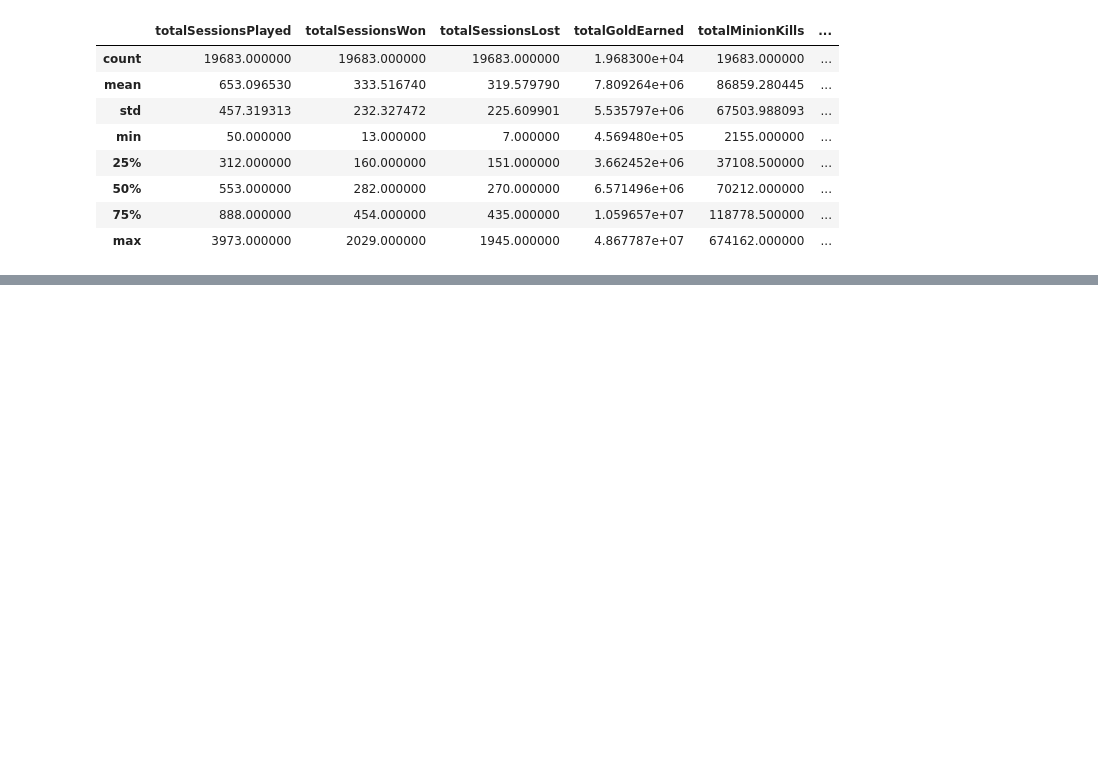
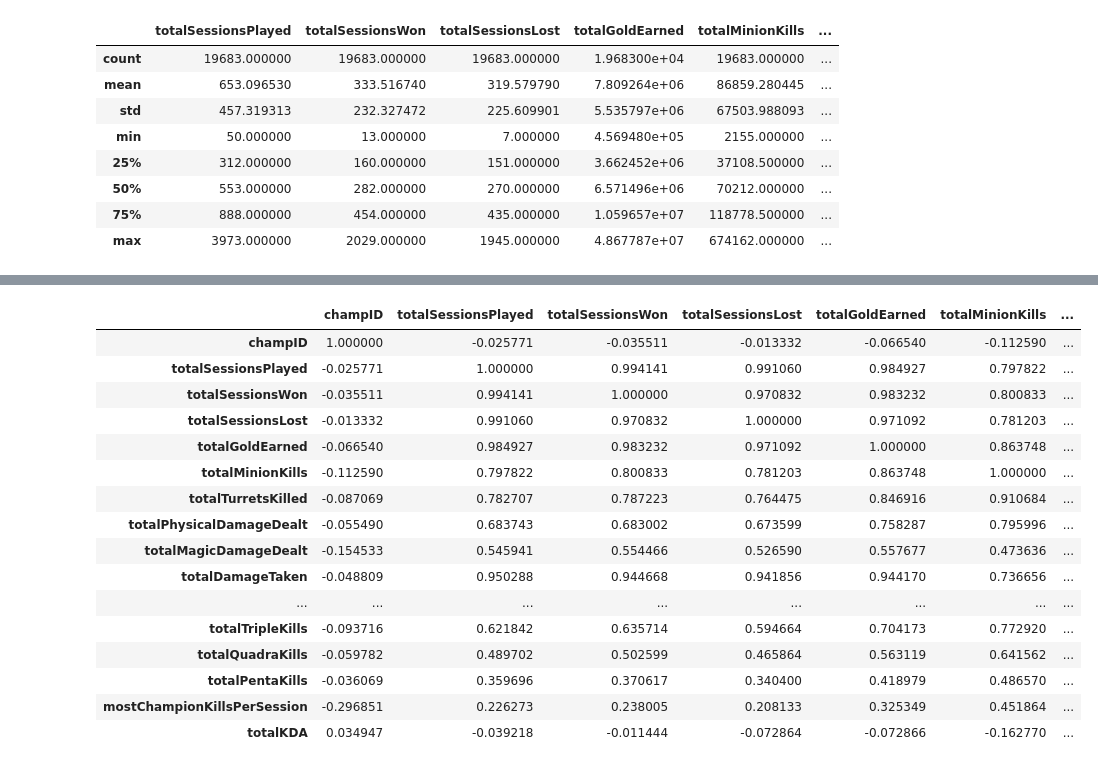
Before and after one commit to dmartr/ADA-Project, a Jupyter notebook: Data Analysis Notebook.ipynb, the cells around one changed output, grey strips where cells are left out. Cells and saved outputs as stored; diff of their text form; code cells hidden in the pictures; blank space fills up the shorter version.

```diff
--- a/Data Analysis Notebook.ipynb
+++ b/Data Analysis Notebook.ipynb
@@ -192,0 +227,20 @@ print(champs_agg
+# %%
+df_pc.corr()
+# %% [output]
+|  | champID | totalSessionsPlayed | totalSessionsWon | totalSessionsLost | totalGoldEarned | totalMinionKills | ... |
+| champID | 1.000000 | -0.025771 | -0.035511 | -0.013332 | -0.066540 | -0.112590 | ... |
+| totalSessionsPlayed | -0.025771 | 1.000000 | 0.994141 | 0.991060 | 0.984927 | 0.797822 | ... |
+| totalSessionsWon | -0.035511 | 0.994141 | 1.000000 | 0.970832 | 0.983232 | 0.800833 | ... |
+| totalSessionsLost | -0.013332 | 0.991060 | 0.970832 | 1.000000 | 0.971092 | 0.781203 | ... |
+| totalGoldEarned | -0.066540 | 0.984927 | 0.983232 | 0.971092 | 1.000000 | 0.863748 | ... |
+| totalMinionKills | -0.112590 | 0.797822 | 0.800833 | 0.781203 | 0.863748 | 1.000000 | ... |
+| totalTurretsKilled | -0.087069 | 0.782707 | 0.787223 | 0.764475 | 0.846916 | 0.910684 | ... |
+| totalPhysicalDamageDealt | -0.055490 | 0.683743 | 0.683002 | 0.673599 | 0.758287 | 0.795996 | ... |
+| totalMagicDamageDealt | -0.154533 | 0.545941 | 0.554466 | 0.526590 | 0.557677 | 0.473636 | ... |
+| totalDamageTaken | -0.048809 | 0.950288 | 0.944668 | 0.941856 | 0.944170 | 0.736656 | ... |
+| ... | ... | ... | ... | ... | ... | ... | ... |
+| totalTripleKills | -0.093716 | 0.621842 | 0.635714 | 0.594664 | 0.704173 | 0.772920 | ... |
+| totalQuadraKills | -0.059782 | 0.489702 | 0.502599 | 0.465864 | 0.563119 | 0.641562 | ... |
+| totalPentaKills | -0.036069 | 0.359696 | 0.370617 | 0.340400 | 0.418979 | 0.486570 | ... |
+| mostChampionKillsPerSession | -0.296851 | 0.226273 | 0.238005 | 0.208133 | 0.325349 | 0.451864 | ... |
+| totalKDA | 0.034947 | -0.039218 | -0.011444 | -0.072864 | -0.072866 | -0.162770 | ... |
```
Also changed, not shown: parts of 28 cells of this notebook.
